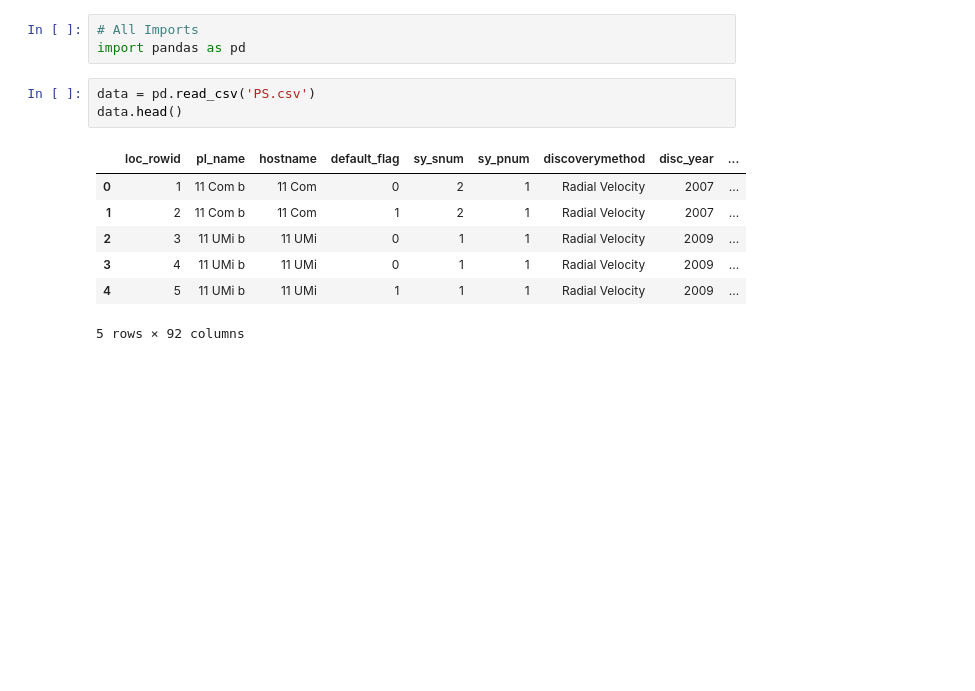
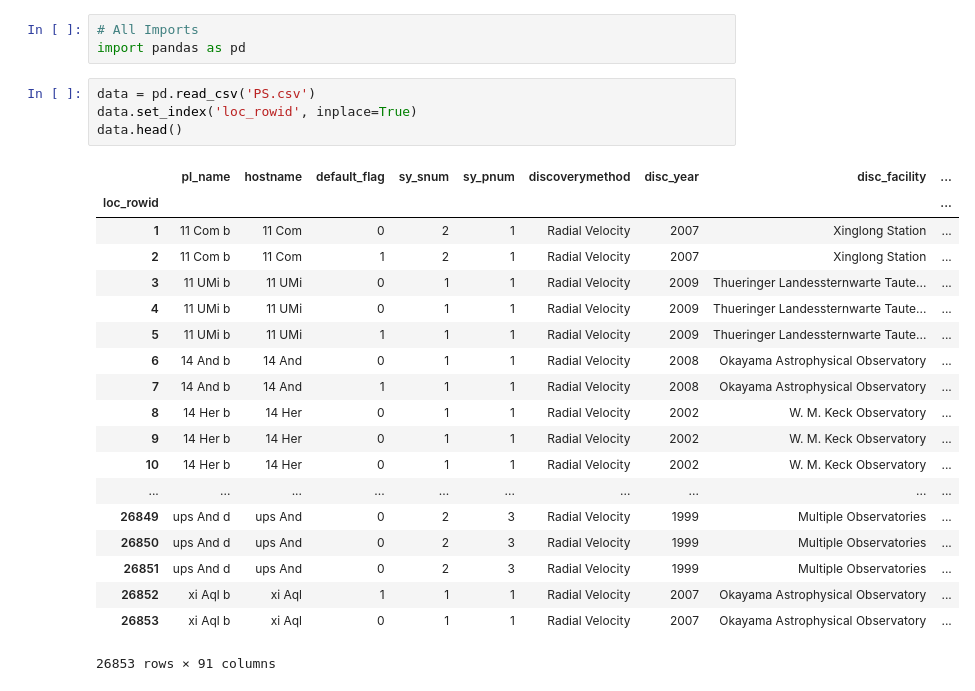
Before and after one commit to ebarr10/Potential_Exoplanet_Life, a Jupyter notebook: 320FinalProject.ipynb, the cells around one changed output. Saved outputs shown, nothing was run; the diff lists cells and outputs as text; blank space fills up the shorter version.

Commit message:
Replacing how the data is numbered

```diff
--- a/320FinalProject.ipynb
+++ b/320FinalProject.ipynb
@@ -3,12 +3,25 @@
 import pandas as pd
 # %%
 data = pd.read_csv('PS.csv')
+data.set_index('loc_rowid', inplace=True)
 data.head()
 # %% [output]
-|  | loc_rowid | pl_name | hostname | default_flag | sy_snum | sy_pnum | discoverymethod | disc_year | ... |
-| 0 | 1 | 11 Com b | 11 Com | 0 | 2 | 1 | Radial Velocity | 2007 | ... |
-| 1 | 2 | 11 Com b | 11 Com | 1 | 2 | 1 | Radial Velocity | 2007 | ... |
-| 2 | 3 | 11 UMi b | 11 UMi | 0 | 1 | 1 | Radial Velocity | 2009 | ... |
-| 3 | 4 | 11 UMi b | 11 UMi | 0 | 1 | 1 | Radial Velocity | 2009 | ... |
-| 4 | 5 | 11 UMi b | 11 UMi | 1 | 1 | 1 | Radial Velocity | 2009 | ... |
+|  | pl_name | hostname | default_flag | sy_snum | sy_pnum | discoverymethod | disc_year | disc_facility | ... |
+| loc_rowid |  |  |  |  |  |  |  |  | ... |
+| 1 | 11 Com b | 11 Com | 0 | 2 | 1 | Radial Velocity | 2007 | Xinglong Station | ... |
+| 2 | 11 Com b | 11 Com | 1 | 2 | 1 | Radial Velocity | 2007 | Xinglong Station | ... |
+| 3 | 11 UMi b | 11 UMi | 0 | 1 | 1 | Radial Velocity | 2009 | Thueringer Landessternwarte Taute... | ... |
+| 4 | 11 UMi b | 11 UMi | 0 | 1 | 1 | Radial Velocity | 2009 | Thueringer Landessternwarte Taute... | ... |
+| 5 | 11 UMi b | 11 UMi | 1 | 1 | 1 | Radial Velocity | 2009 | Thueringer Landessternwarte Taute... | ... |
+| 6 | 14 And b | 14 And | 0 | 1 | 1 | Radial Velocity | 2008 | Okayama Astrophysical Observatory | ... |
+| 7 | 14 And b | 14 And | 1 | 1 | 1 | Radial Velocity | 2008 | Okayama Astrophysical Observatory | ... |
+| 8 | 14 Her b | 14 Her | 0 | 1 | 1 | Radial Velocity | 2002 | W. M. Keck Observatory | ... |
+| 9 | 14 Her b | 14 Her | 0 | 1 | 1 | Radial Velocity | 2002 | W. M. Keck Observatory | ... |
+| 10 | 14 Her b | 14 Her | 0 | 1 | 1 | Radial Velocity | 2002 | W. M. Keck Observatory | ... |
+| ... | ... | ... | ... | ... | ... | ... | ... | ... | ... |
+| 26849 | ups And d | ups And | 0 | 2 | 3 | Radial Velocity | 1999 | Multiple Observatories | ... |
+| 26850 | ups And d | ups And | 0 | 2 | 3 | Radial Velocity | 1999 | Multiple Observatories | ... |
+| 26851 | ups And d | ups And | 0 | 2 | 3 | Radial Velocity | 1999 | Multiple Observatories | ... |
+| 26852 | xi Aql b | xi Aql | 1 | 1 | 1 | Radial Velocity | 2007 | Okayama Astrophysical Observatory | ... |
+| 26853 | xi Aql b | xi Aql | 0 | 1 | 1 | Radial Velocity | 2007 | Okayama Astrophysical Observatory | ... |
-5 rows × 92 columns
+26853 rows × 91 columns
```
